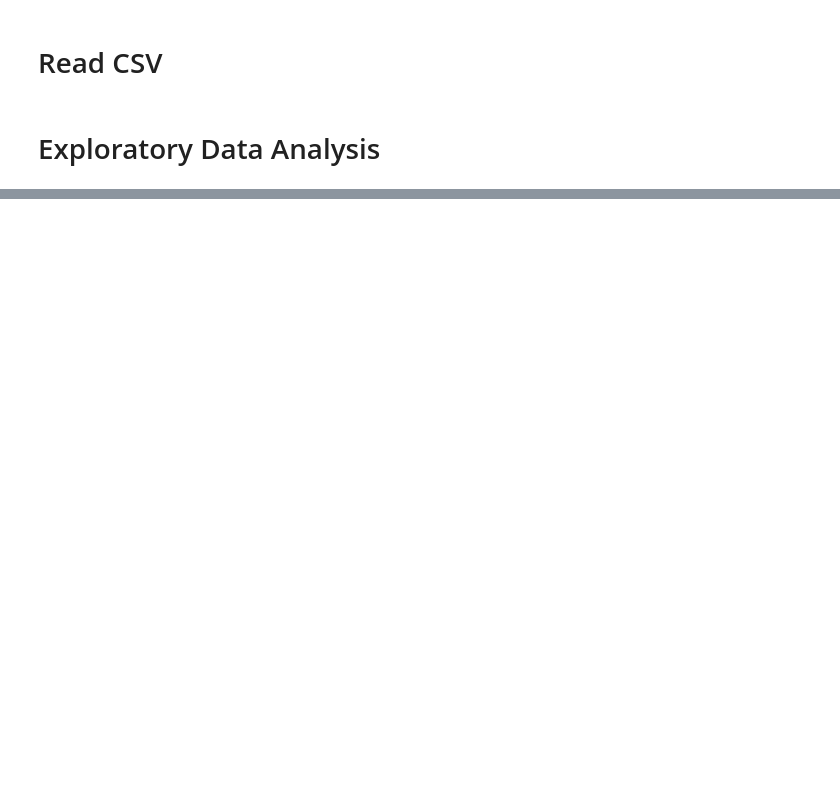
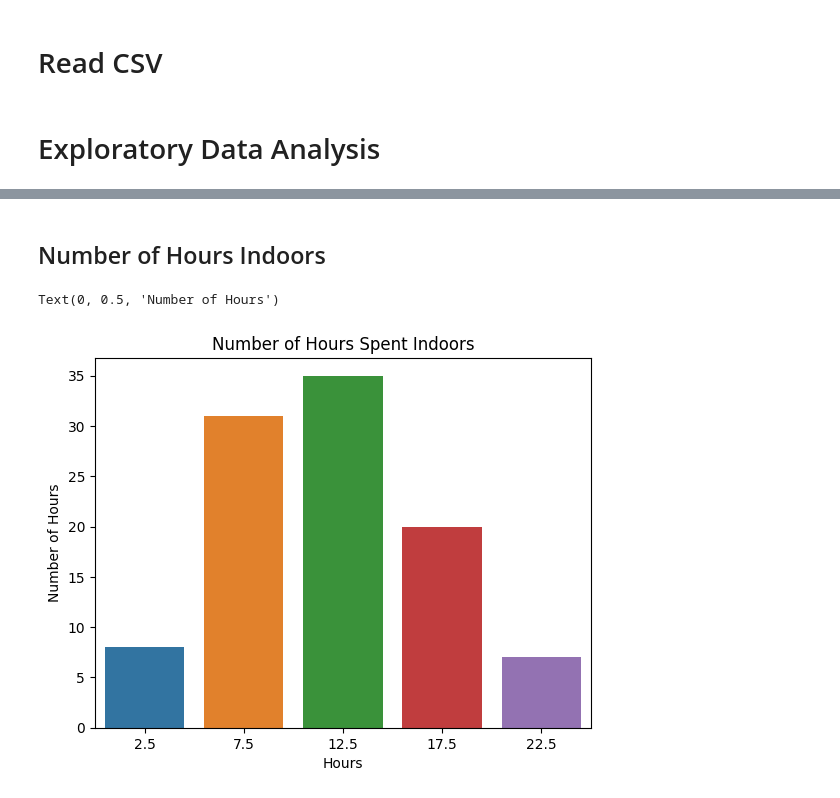
Before and after one commit to MattHondrakis/Python-Data-Science, a Jupyter notebook: Cats UK.ipynb, the cells around one changed output, grey strips where cells are left out. Saved outputs shown, nothing was run; the diff lists cells and outputs as text; code cells hidden in the pictures; blank space fills up the shorter version.

```diff
--- a/Cats UK.ipynb
+++ b/Cats UK.ipynb
@@ -19,0 +35,11 @@ Text(0.5, 0, 'Number of Cats')
+# %% [markdown]
+## Number of Hours Indoors
+# %%
+indoors = cats.value_counts("hrs_indoors").reset_index(name = "count")
+sns.barplot(indoors, x = "hrs_indoors", y = "count")
+plt.title("Number of Hours Spent Indoors")
+plt.xlabel("Hours")
+plt.ylabel("Number of Hours")
+# %% [output]
+Text(0, 0.5, 'Number of Hours')
+[figure, added]
```
Also changed, not shown: parts of 6 cells of this notebook.
